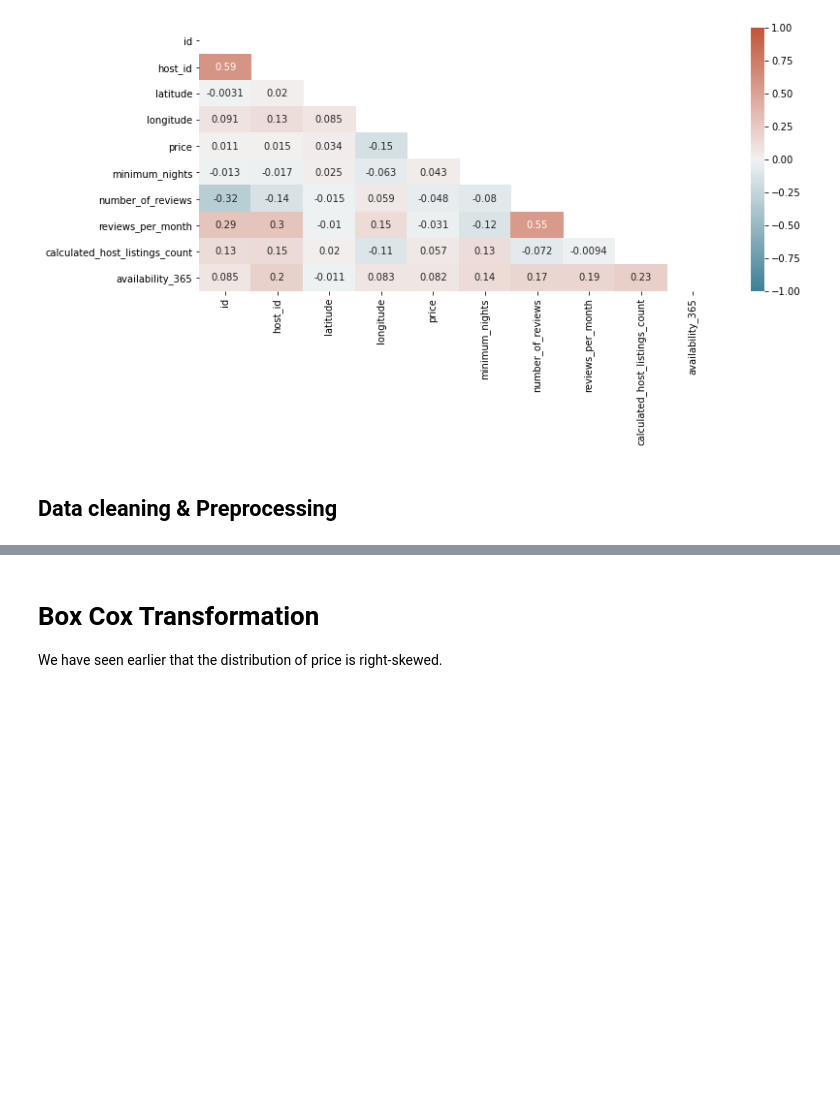
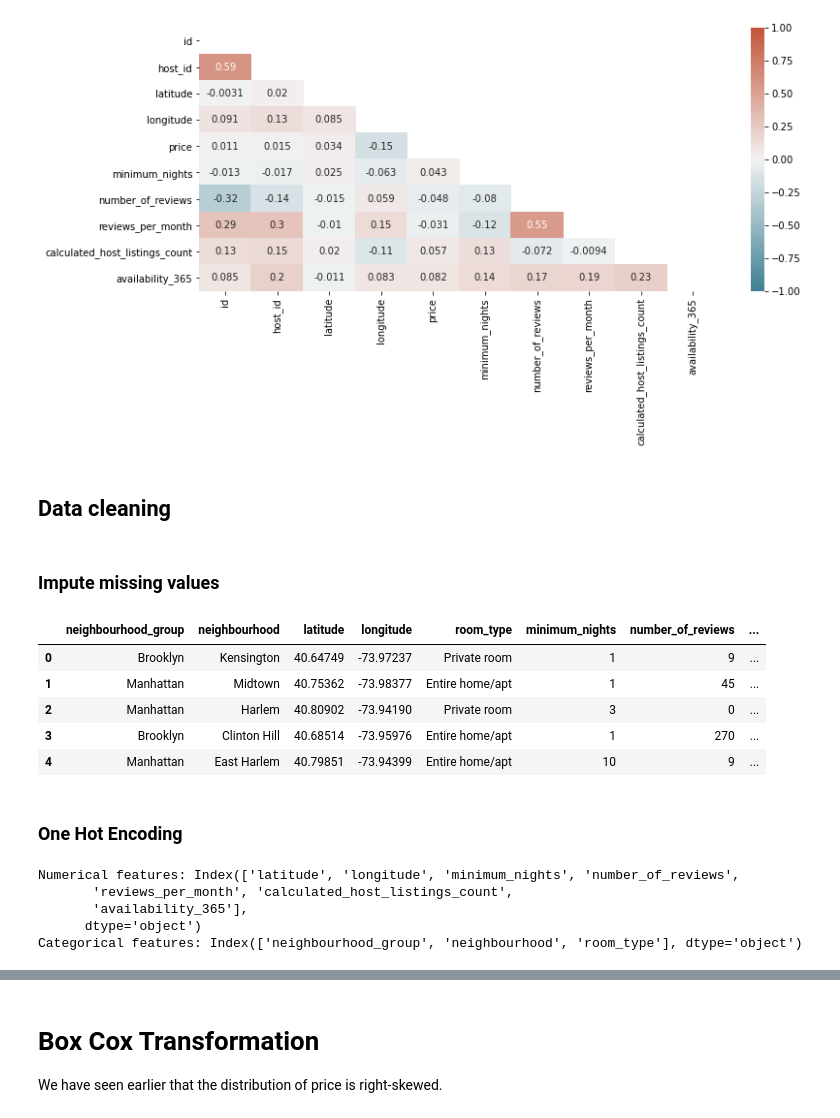
Before and after one commit to angiecodess/AirBnB-NewYork-Price-Prediction, a Jupyter notebook: AirBnB price prediction.ipynb, the cells around one changed output, grey strips where cells are left out. Saved outputs shown, nothing was run; the diff lists cells and outputs as text; code cells hidden in the pictures; blank space fills up the shorter version.

```diff
--- a/AirBnB price prediction.ipynb
+++ b/AirBnB price prediction.ipynb
@@ -351,6 +351,8 @@ sns.heatmap(corr, vmin = -1, vmax = 1, cmap = cmap, mask=mask, annot = True)
 <AxesSubplot:>
 [figure]
 # %% [markdown]
-## Data cleaning & Preprocessing
+## Data cleaning
+# %% [markdown]
+### Impute missing values
 # %%
 data['reviews_per_month']=data['reviews_per_month'].replace(np.nan, 0)
@@ -356,0 +360,24 @@ data['reviews_per_month']=data['reviews_per_month'].replace(np.nan, 0)
+# %%
+X.head()
+# %% [output]
+|  | neighbourhood_group | neighbourhood | latitude | longitude | room_type | minimum_nights | number_of_reviews | ... |
+| 0 | Brooklyn | Kensington | 40.64749 | -73.97237 | Private room | 1 | 9 | ... |
+| 1 | Manhattan | Midtown | 40.75362 | -73.98377 | Entire home/apt | 1 | 45 | ... |
+| 2 | Manhattan | Harlem | 40.80902 | -73.94190 | Private room | 3 | 0 | ... |
+| 3 | Brooklyn | Clinton Hill | 40.68514 | -73.95976 | Entire home/apt | 1 | 270 | ... |
+| 4 | Manhattan | East Harlem | 40.79851 | -73.94399 | Entire home/apt | 10 | 9 | ... |
+# %% [markdown]
+### One Hot Encoding
+# %%
+numerics = ['int16', 'int32', 'int64', 'float16', 'float32', 'float64']
+numerical_features = X.select_dtypes(include=numerics)
+categorical_features = X.select_dtypes(include=['object'])
+
+print('Numerical features: %s' % (numerical_features.columns))
+print('Categorical features: %s' % (categorical_features.columns))
+# %% [output]
+Numerical features: Index(['latitude', 'longitude', 'minimum_nights', 'number_of_reviews',
+       'reviews_per_month', 'calculated_host_listings_count',
+       'availability_365'],
+      dtype='object')
+Categorical features: Index(['neighbourhood_group', 'neighbourhood', 'room_type'], dtype='object')
```
Also changed, not shown: parts of 43 cells of this notebook.
